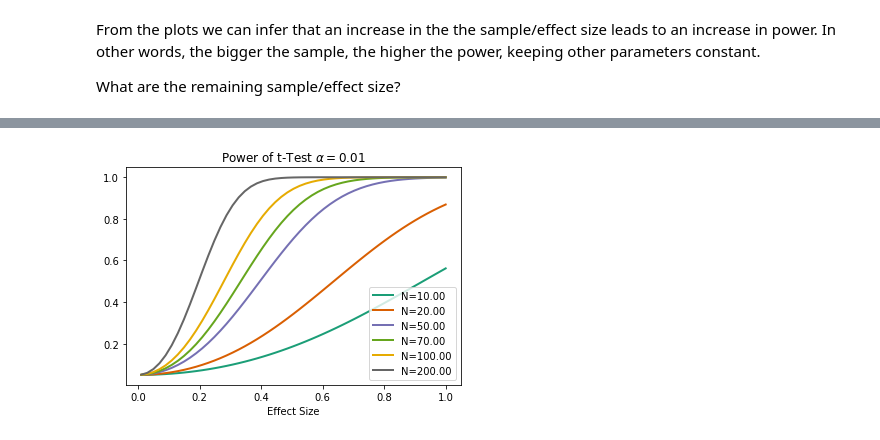
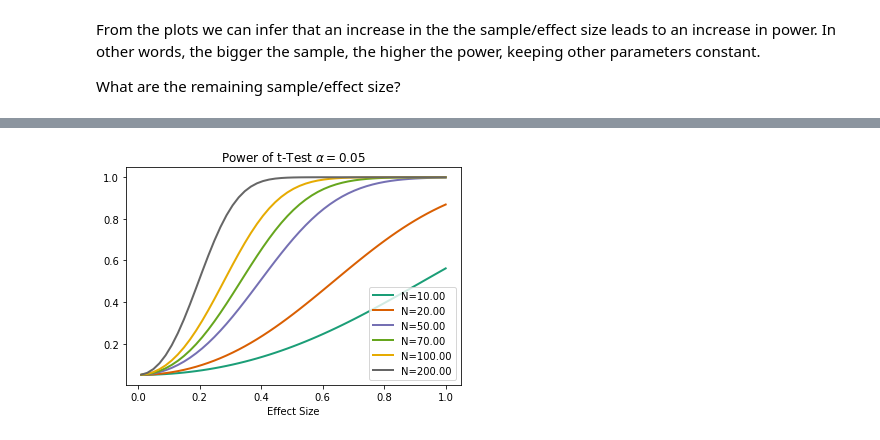
Before and after one commit to ianlim28/statistical_thinking, a Jupyter notebook: Power Analysis.ipynb, the cells around one changed output, grey strips where cells are left out. Drawn from its saved outputs; the diff is of its cells as text; code cells hidden in the pictures.

```diff
--- a/Power Analysis.ipynb
+++ b/Power Analysis.ipynb
@@ -109,8 +109,8 @@ fig = TTestIndPower().plot_power(dep_var='es', #dependent variable
 # %%
 fig = TTestIndPower().plot_power(dep_var='es', #dependent variable
                           nobs = np.array([10,20,50,70,100,200]), #num of observations
                           effect_size=np.linspace(0.01,1,51),
                           alpha=0.05,
-                          title = 'Power of t-Test ' + r'$\alpha = 0.01$')
+                          title = 'Power of t-Test ' + r'$\alpha = 0.05$')
 # %% [output]
-[figure, old version]
+[figure, new version]
```
Also changed, not shown: parts of 2 cells of this notebook.
